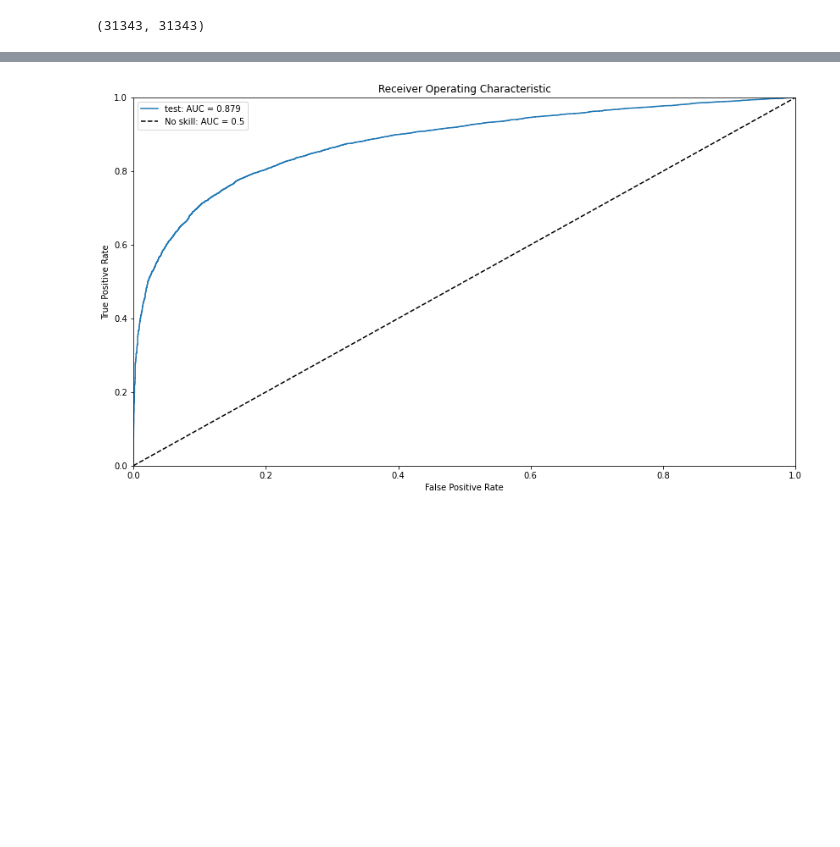
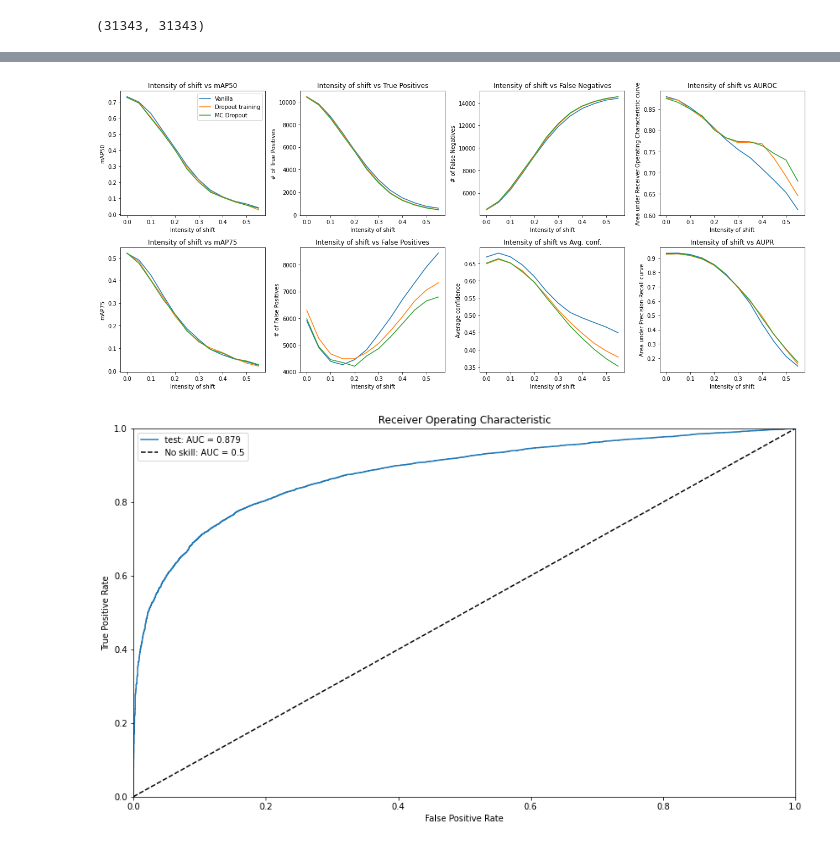
Before and after one commit to vlasakjiri/uncertainty-estimations, a Jupyter notebook: detection.ipynb, the cells around one changed output, grey strips where cells are left out. Drawn from its saved outputs; the diff is of its cells as text; code cells hidden in the pictures; blank space fills up the shorter version.

Commit message:
Added detection figures

```diff
--- a/detection.ipynb
+++ b/detection.ipynb
@@ -444,5 +443,5 @@ with open("experiments/voc-detection-dropout-noise.pickle", "wb") as f:
     pickle.dump(curves,f)
 # %%
 import pickle
-with open("experiments/voc-detection-dropout-noise.pickle", "rb") as f:
+with open("experiments/voc-detection-all-noise.pickle", "rb") as f:
    curves = pickle.load(f)
@@ -450,0 +448,13 @@ EOFError: Ran out of input
+# %%
+import pandas as pd
+df = pd.DataFrame()
+
+for label, prog in curves.items():
+    row = {"label":label}
+
+    for name,val in vars(prog).items():
+        if len(val)>0:
+            row[name] = val[0].item() if isinstance(val[0], torch.Tensor) else val[0]
+    df=df.append(row,ignore_index=True)
+df=df.drop(["strengths"], axis=1)
+print(df.to_latex(float_format="%.3f"))
@@ -451,3 +477,86 @@ EOFError: Ran out of input
+# %%
+fig, axs = plt.subplots(2, 4, figsize=(18, 8))
+for name, m in curves.items():
+    ax = axs[0][0]
+    ax.plot(m.strengths, m.map50, label=name)
+    # ax.legend()
+    ax.set_title("Intensity of shift vs mAP50")
+    ax.set_xlabel("Intensity of shift")
+    ax.set_ylabel("mAP50")
+
+    ax = axs[1][0]
+    ax.plot(m.strengths, m.map75, label=name)
+    # ax.legend()
+    ax.set_title("Intensity of shift vs mAP75")
+    ax.set_xlabel("Intensity of shift")
+    ax.set_ylabel("mAP75")
+
+    # ax = axs[1][0]
+    # ax.plot(m.strengths, m.brier, label=name)
+    # # ax.legend()
+    # ax.set_title("Intensity of shift vs brier score")
+    # ax.set_xlabel("Intensity of shift")
+    # ax.set_ylabel("Brier score")
+
+    ax = axs[0][1]
+    ax.plot(m.strengths, m.TP, label=name)
+    # ax.legend()
+    ax.set_title("Intensity of shift vs True Positives")
+    ax.set_xlabel("Intensity of shift")
+    ax.set_ylabel("# of True Positives")
+
+    ax = axs[1][1]
+    ax.plot(m.strengths, m.FP, label=name)
+    # ax.legend()
+    ax.set_title("Intensity of shift vs False Positives")
+    ax.set_xlabel("Intensity of shift")
+    ax.set_ylabel("# of False Positives")
+
+    ax = axs[0][2]
+    ax.plot(m.strengths, m.FN, label=name)
+    # ax.legend()
+    ax.set_title("Intensity of shift vs False Negatives")
+    ax.set_xlabel("Intensity of shift")
+    ax.set_ylabel("# of False Negatives")
+
+    ax = axs[1][2]
+    ax.plot(m.strengths, m.confidences, label=name)
+    # ax.legend()
+    ax.set_title("Intensity of shift vs Avg. conf.")
+    ax.set_xlabel("Intensity of shift")
+    ax.set_ylabel("Average confidence")
+
+    ax = axs[0][3]
+    ax.plot(m.strengths, m.auroc, label=name)
+    # ax.legend()
+    ax.set_title("Intensity of shift vs AUROC")
+    ax.set_xlabel("Intensity of shift")
+    ax.set_ylabel("Area under Receiver-Operating Characteristic curve")
+
+    ax = axs[1][3]
+    ax.plot(m.strengths, m.aupr, label=name)
+    # ax.legend()
+    ax.set_title("Intensity of shift vs AUPR")
+    ax.set_xlabel("Intensity of shift")
+    ax.set_ylabel("Area under Precision-Recall curve")
+
+    # ax = axs[0][2]
+    # ax.plot(m.strengths, m.ious, label=name)
+    # # ax.legend()
+    # ax.set_title("Intensity of shift vs IOU")
+    # ax.set_xlabel("Intensity of shift")
+    # ax.set_ylabel("IOU")
+
+
+
+    # axs[2][2].axis("off")
+handles, labels = ax.get_legend_handles_labels()
+axs[0][0].legend(handles, labels)
+fig.tight_layout()
+
+plt.savefig("figures/voc-detection-gaussian-noise.pdf")
+# %% [output]
+[figure, added]
 # %%
 plt.figure(figsize=(14,8))
 plt.title('Receiver Operating Characteristic')
```
Also changed, not shown: parts of 6 cells of this notebook, 2 other files.
